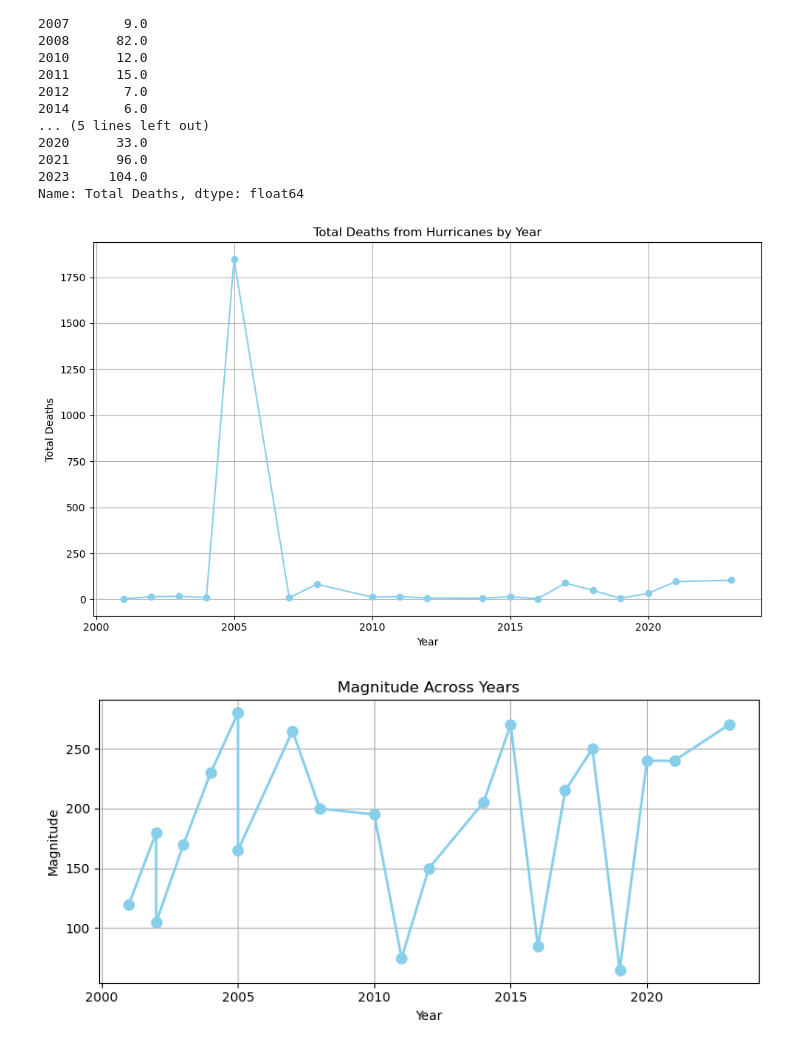
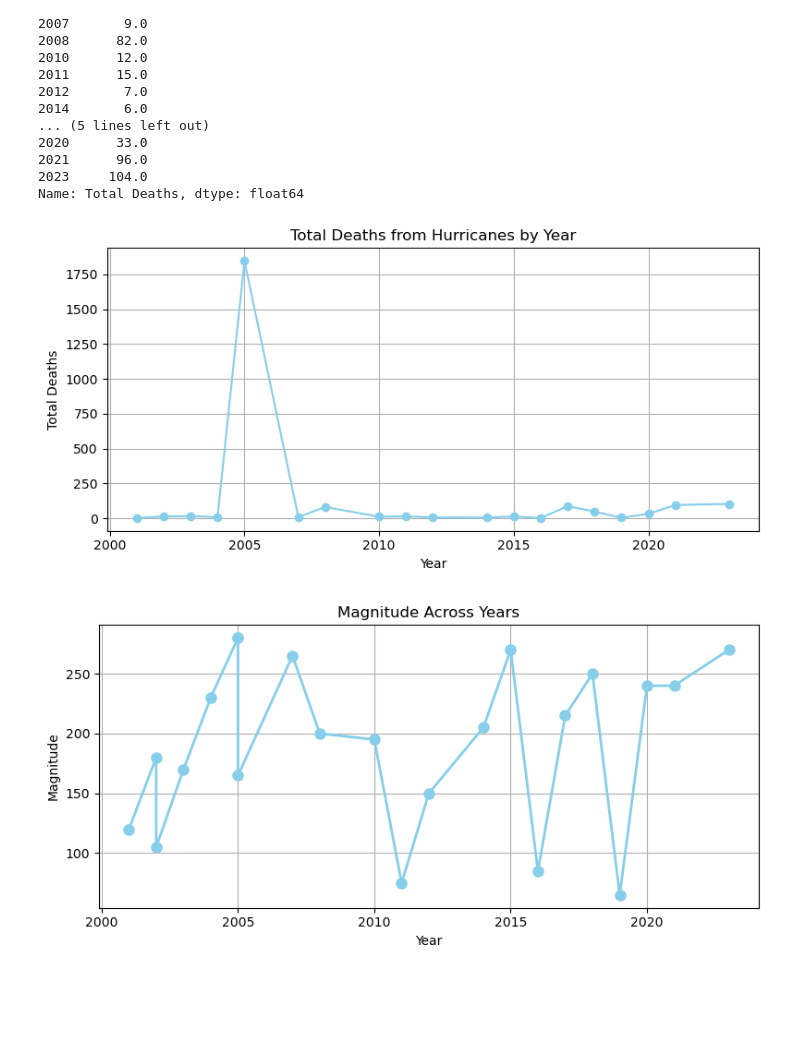
Before and after one commit to endoplasmicosmic/Hurricanes-Economic-Social-Impact, a Jupyter notebook: Hurricane Impact Analysis.ipynb, the cells around one changed output. Saved outputs shown, nothing was run; the diff lists cells and outputs as text; code cells hidden in the pictures; blank space fills up the shorter version.

Commit message:
Edited Correlation chart size

```diff
--- a/Hurricane Impact Analysis.ipynb
+++ b/Hurricane Impact Analysis.ipynb
@@ -447,17 +447,17 @@ Start Year
 Name: Total Deaths, dtype: float64
 # %%
 # Plot the total deaths by year
-plt.figure(figsize=(10, 6))
+plt.figure(figsize=(8, 4))
 plt.plot(deaths_by_year.index, deaths_by_year.values, marker='o', color='skyblue')
 plt.title('Total Deaths from Hurricanes by Year')
 plt.xlabel('Year')
 plt.ylabel('Total Deaths')
 plt.grid(True)
 plt.tight_layout()
 #plt.savefig('Images/Total_Deaths_by_Year.png')
 plt.show()
 # %% [output]
-[figure, old version]
+[figure, new version]
 # %%
 plt.figure(figsize=(8, 4))
 plt.plot(yearly_emdat_data_df['Start Year'], yearly_emdat_data_df['Magnitude'], marker='o', color='skyblue', linestyle='-', linewidth=2, markersize=8)
```
Also changed, not shown: parts of 5 cells of this notebook, 3 other files.
